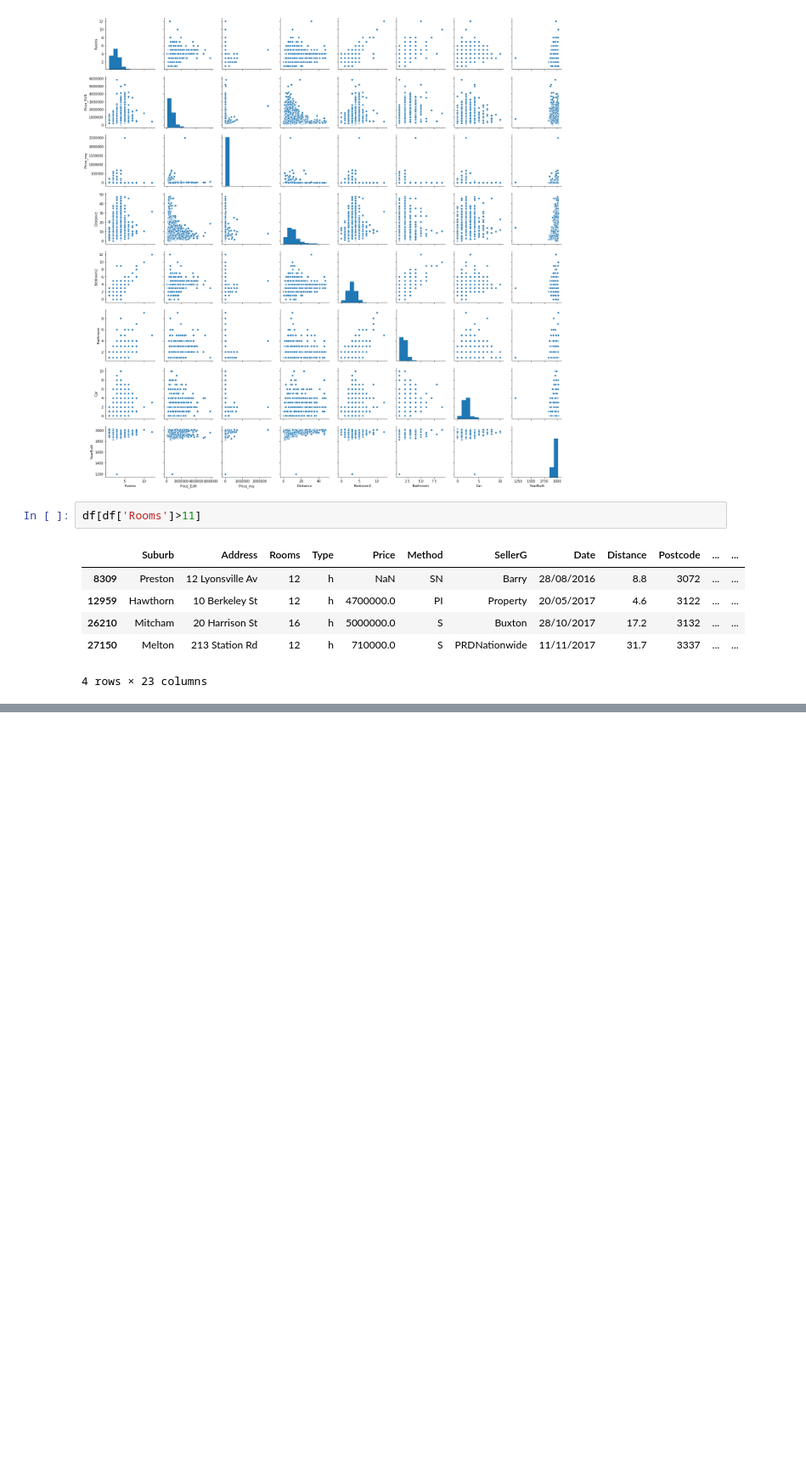
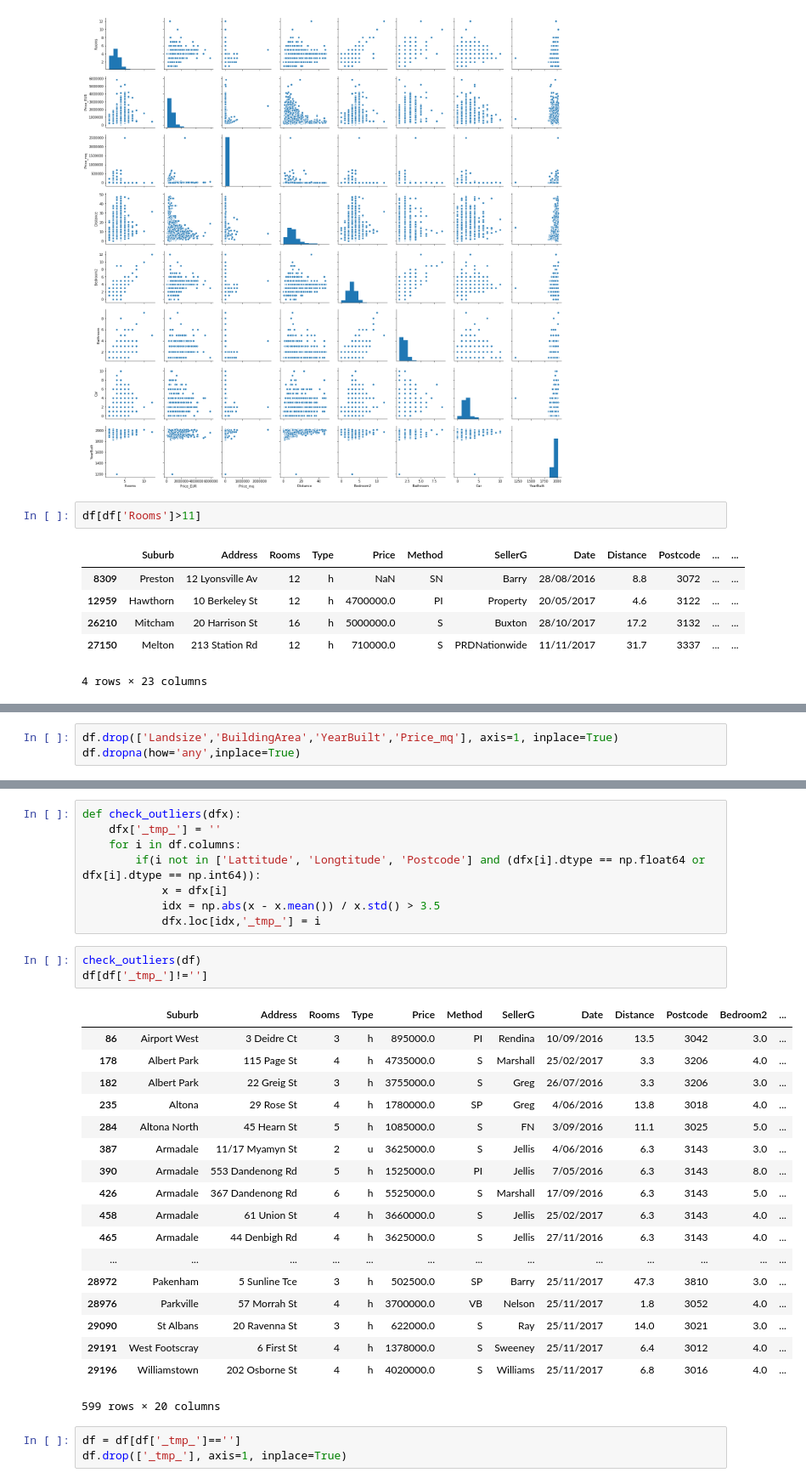
Before and after one commit to DavideSelvaggio/Melbourne-Housing-Market, a Jupyter notebook: Melbourne_housing_data.ipynb, the cells around one changed output, grey strips where cells are left out. Shown at 85% size. Drawn from its saved outputs; the diff is of its cells as text; blank space fills up the shorter version.

```diff
--- a/Melbourne_housing_data.ipynb
+++ b/Melbourne_housing_data.ipynb
@@ -298,0 +306,3 @@ df[df['Rooms']>11]
+# %%
+df.drop(['Landsize','BuildingArea','YearBuilt','Price_mq'], axis=1, inplace=True)
+df.dropna(how='any',inplace=True)
@@ -298,0 +329,33 @@ df[df['Rooms']>11]
+# %%
+def check_outliers(dfx):
+    dfx['_tmp_'] = ''
+    for i in df.columns:
+        if(i not in ['Lattitude', 'Longtitude', 'Postcode'] and (dfx[i].dtype == np.float64 or dfx[i].dtype == np.int64)):
+            x = dfx[i]
+            idx = np.abs(x - x.mean()) / x.std() > 3.5
+            dfx.loc[idx,'_tmp_'] = i
+# %%
+check_outliers(df)
+df[df['_tmp_']!='']
+# %% [output]
+|  | Suburb | Address | Rooms | Type | Price | Method | SellerG | Date | Distance | Postcode | Bedroom2 | ... |
+| 86 | Airport West | 3 Deidre Ct | 3 | h | 895000.0 | PI | Rendina | 10/09/2016 | 13.5 | 3042 | 3.0 | ... |
+| 178 | Albert Park | 115 Page St | 4 | h | 4735000.0 | S | Marshall | 25/02/2017 | 3.3 | 3206 | 4.0 | ... |
+| 182 | Albert Park | 22 Greig St | 3 | h | 3755000.0 | S | Greg | 26/07/2016 | 3.3 | 3206 | 3.0 | ... |
+| 235 | Altona | 29 Rose St | 4 | h | 1780000.0 | SP | Greg | 4/06/2016 | 13.8 | 3018 | 4.0 | ... |
+| 284 | Altona North | 45 Hearn St | 5 | h | 1085000.0 | S | FN | 3/09/2016 | 11.1 | 3025 | 5.0 | ... |
+| 387 | Armadale | 11/17 Myamyn St | 2 | u | 3625000.0 | S | Jellis | 4/06/2016 | 6.3 | 3143 | 3.0 | ... |
+| 390 | Armadale | 553 Dandenong Rd | 5 | h | 1525000.0 | PI | Jellis | 7/05/2016 | 6.3 | 3143 | 8.0 | ... |
+| 426 | Armadale | 367 Dandenong Rd | 6 | h | 5525000.0 | S | Marshall | 17/09/2016 | 6.3 | 3143 | 5.0 | ... |
+| 458 | Armadale | 61 Union St | 4 | h | 3660000.0 | S | Jellis | 25/02/2017 | 6.3 | 3143 | 4.0 | ... |
+| 465 | Armadale | 44 Denbigh Rd | 4 | h | 3625000.0 | S | Jellis | 27/11/2016 | 6.3 | 3143 | 4.0 | ... |
+| ... | ... | ... | ... | ... | ... | ... | ... | ... | ... | ... | ... | ... |
+| 28972 | Pakenham | 5 Sunline Tce | 3 | h | 502500.0 | SP | Barry | 25/11/2017 | 47.3 | 3810 | 3.0 | ... |
+| 28976 | Parkville | 57 Morrah St | 4 | h | 3700000.0 | VB | Nelson | 25/11/2017 | 1.8 | 3052 | 4.0 | ... |
+| 29090 | St Albans | 20 Ravenna St | 3 | h | 622000.0 | S | Ray | 25/11/2017 | 14.0 | 3021 | 3.0 | ... |
+| 29191 | West Footscray | 6 First St | 4 | h | 1378000.0 | S | Sweeney | 25/11/2017 | 6.4 | 3012 | 4.0 | ... |
+| 29196 | Williamstown | 202 Osborne St | 4 | h | 4020000.0 | S | Williams | 25/11/2017 | 6.8 | 3016 | 4.0 | ... |
+599 rows × 20 columns
+# %%
+df = df[df['_tmp_']=='']
+df.drop(['_tmp_'], axis=1, inplace=True)
```
Also changed, not shown: parts of 6 cells of this notebook.
